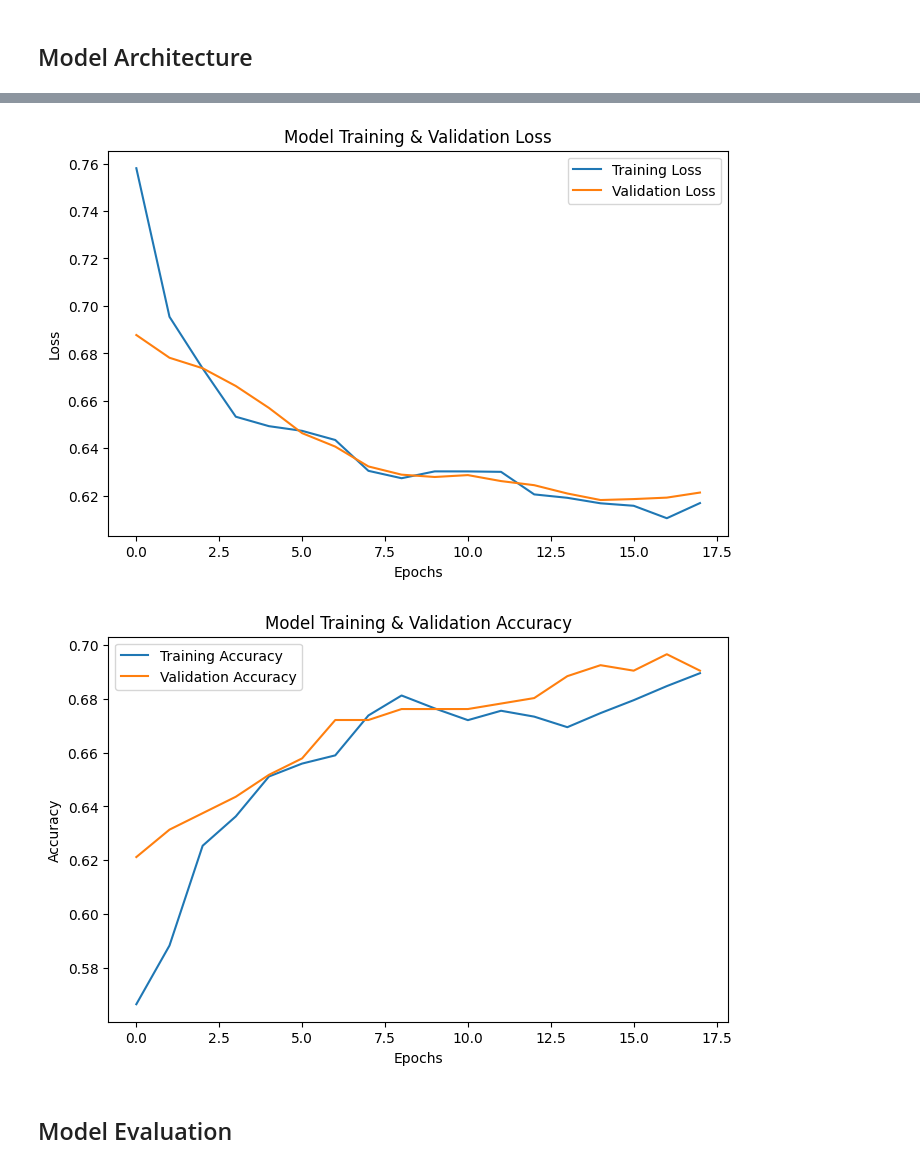
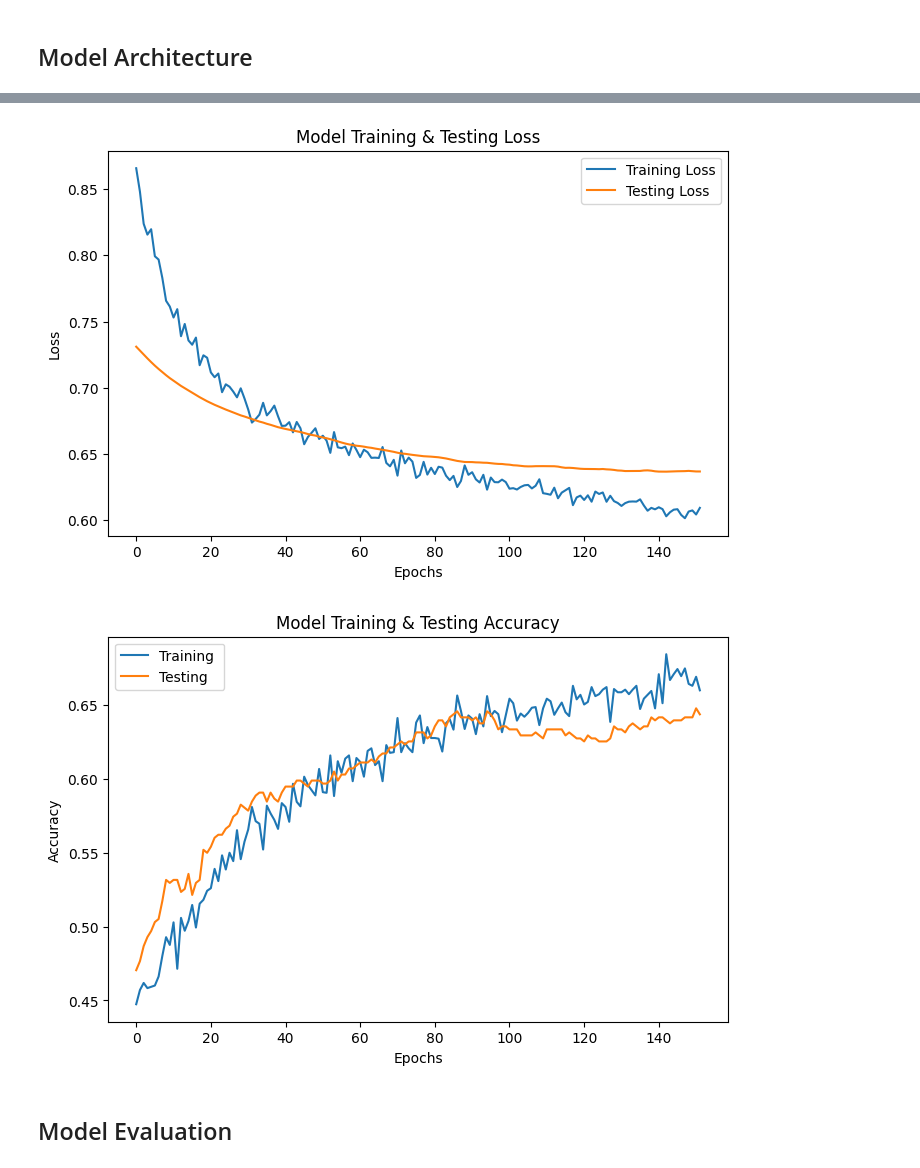
Before and after one commit to g-tumwesigye/water_quality_model_assignment, a Jupyter notebook: Water_Quality_Model.ipynb, the cells around one changed output, grey strips where cells are left out. Saved outputs shown, nothing was run; the diff lists cells and outputs as text; code cells hidden in the pictures.

```diff
--- a/Water_Quality_Model.ipynb
+++ b/Water_Quality_Model.ipynb
@@ -119,10 +122,8 @@ model = tf.keras.Sequential([
 ])
 # %%
 # Compile the model
-#optimizer = tf.keras.optimizers.Adam(learning_rate=0.001)
-# Adam optimizer with learning rate 0.001
-optimizer = tf.keras.optimizers.SGD(learning_rate=0.01, momentum=0.9)
-
+optimizer = tf.keras.optimizers.Adam(learning_rate=0.0002)
+# Adam optimizer with learning rate 0.0002
 model.compile(optimizer=optimizer, loss='binary_crossentropy', metrics=['accuracy'])
 # Set EarlyStopping
-early_stopping = tf.keras.callbacks.EarlyStopping(monitor='val_loss', patience=5, restore_best_weights=True)
+early_stopping = EarlyStopping(monitor='val_loss', patience=10, restore_best_weights=True)
@@ -180,0 +130,20 @@ plt.show()
+# %%
+from sklearn.utils.class_weight import compute_class_weight
+
+# Train the model
+
+# Compute class weights
+class_weights = compute_class_weight('balanced', classes=np.unique(Y_train), y=Y_train)
+
+# Create a dictionary mapping class labels to class weights
+class_weight_dict = dict(enumerate(class_weights))
+
+history = model.fit(
+    X_train, Y_train,
+    validation_data=(X_val, Y_val),
+    epochs=200,
+    batch_size=512,
+    class_weight=class_weight_dict,
+    callbacks=[early_stopping],
+    verbose=1
+)
@@ -182,25 +169,25 @@ plt.show()
 # Training History: Loss over Epochs
 plt.figure(figsize=(8, 5))
 plt.plot(history.history["loss"], label="Training Loss")
-plt.plot(history.history["val_loss"], label="Validation Loss")
+plt.plot(history.history["val_loss"], label="Testing Loss")
 plt.xlabel("Epochs")
 plt.ylabel("Loss")
-plt.title("Model Training & Validation Loss")
+plt.title("Model Training & Testing Loss")
 plt.legend()
 plt.show()
 # %% [output]
-[figure, old version]
+[figure, new version]
 # %%
 # Training History: Accuracy over Epochs
 plt.figure(figsize=(8, 5))
-plt.plot(history.history["accuracy"], label="Training Accuracy")
-plt.plot(history.history["val_accuracy"], label="Validation Accuracy")
+plt.plot(history.history["accuracy"], label="Training ")
+plt.plot(history.history["val_accuracy"], label="Testing")
 plt.xlabel("Epochs")
 plt.ylabel("Accuracy")
-plt.title("Model Training & Validation Accuracy")
+plt.title("Model Training & Testing Accuracy")
 plt.legend()
 plt.show()
 # %% [output]
-[figure, old version]
+[figure, new version]
 # %% [markdown]
 ## Model Evaluation
```
Also changed, not shown: parts of 14 cells of this notebook.
